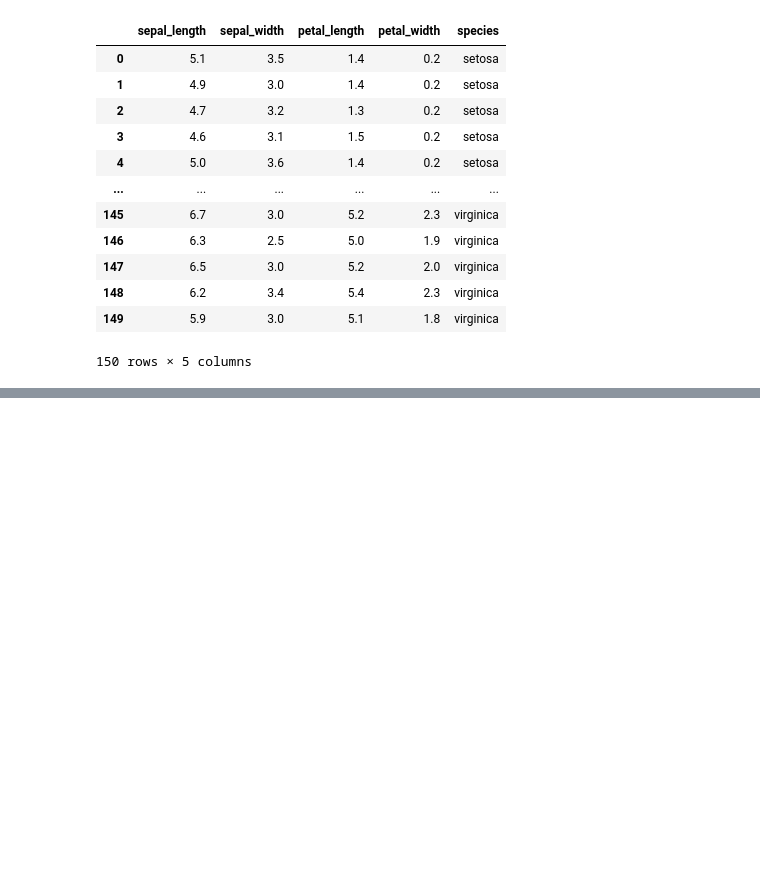
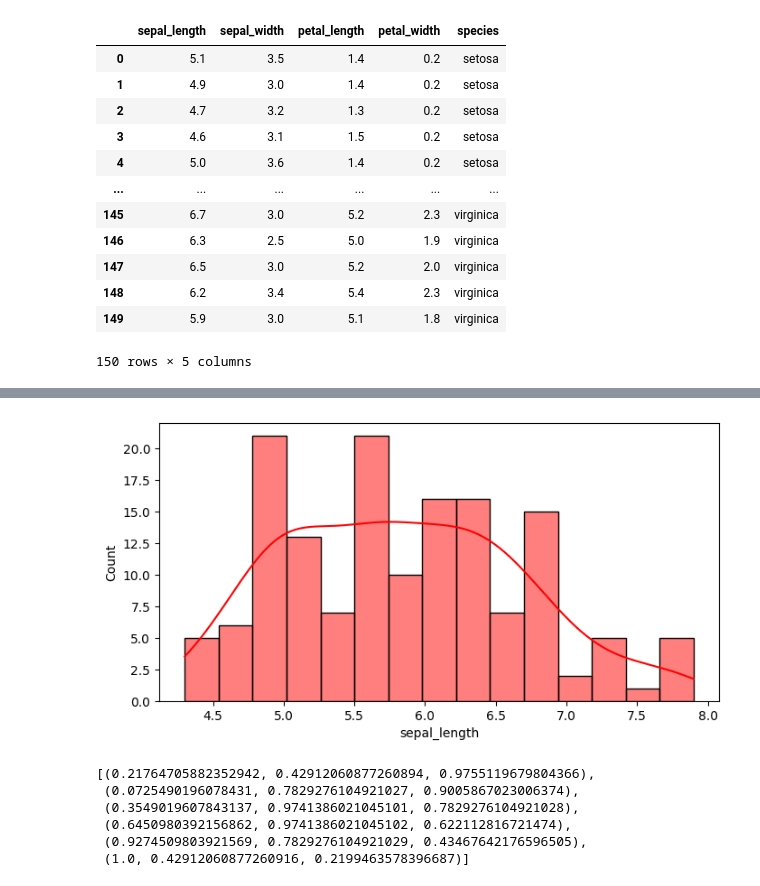
Before and after one commit to AnupmaSingh02/python_ds, a Jupyter notebook: visualization.ipynb, the cells around one changed output, grey strips where cells are left out. Saved outputs shown, nothing was run; the diff lists cells and outputs as text; code cells hidden in the pictures; blank space fills up the shorter version.

```diff
--- a/visualization.ipynb
+++ b/visualization.ipynb
@@ -22,0 +28,15 @@ df
+# %%
+fig,ax=plt.subplots(figsize=(8,4))
+sns.histplot(df,x='sepal_length',bins=15,kde=True,ax=ax,color="red")
+plt.savefig('histogram.png',dpi= 300)
+# %% [output]
+[figure, added]
+# %%
+sns.color_palette('rainbow')
+# %% [output]
+[(0.21764705882352942, 0.42912060877260894, 0.9755119679804366),
+ (0.0725490196078431, 0.7829276104921027, 0.9005867023006374),
+ (0.3549019607843137, 0.9741386021045101, 0.7829276104921028),
+ (0.6450980392156862, 0.9741386021045102, 0.622112816721474),
+ (0.9274509803921569, 0.7829276104921029, 0.43467642176596505),
+ (1.0, 0.42912060877260916, 0.2199463578396687)]
```
Also changed, not shown: parts of 4 cells of this notebook, 1 other file.
